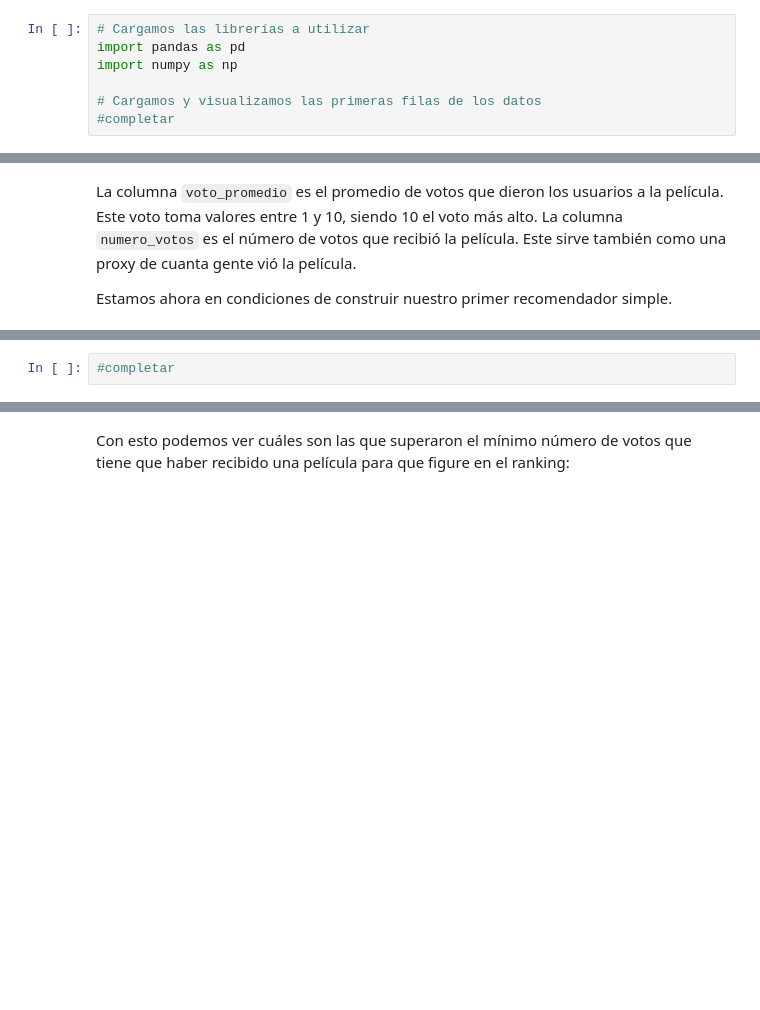
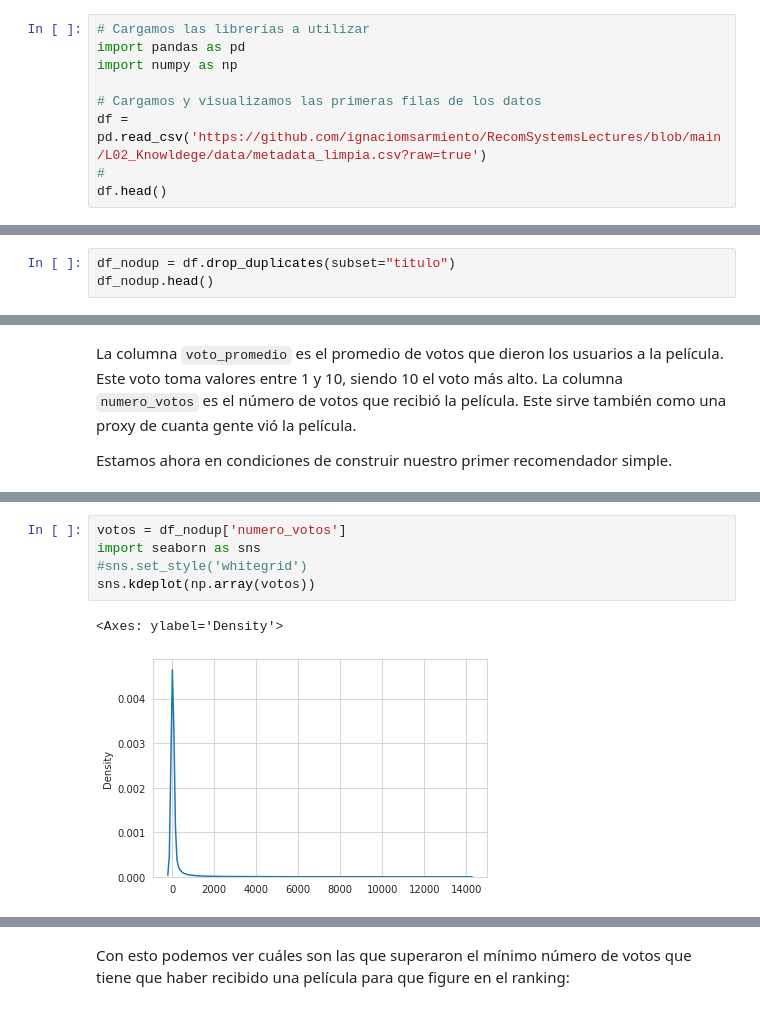
Before and after one commit to ignaciomsarmiento/RecomSystemsLectures, a Jupyter notebook: L02_Knowldege/L02_Knowldege.ipynb, the cells around one changed output, grey strips where cells are left out. Saved outputs shown, nothing was run; the diff lists cells and outputs as text; blank space fills up the shorter version.

```diff
--- a/L02_Knowldege/L02_Knowldege.ipynb
+++ b/L02_Knowldege/L02_Knowldege.ipynb
@@ -536,4 +747,6 @@ import pandas as pd
 import numpy as np
 
 # Cargamos y visualizamos las primeras filas de los datos
-#completar
+df = pd.read_csv('https://github.com/ignaciomsarmiento/RecomSystemsLectures/blob/main/L02_Knowldege/data/metadata_limpia.csv?raw=true')
+#
+df.head()
@@ -545,0 +764,3 @@ Para esta aplicación omitiremos el género y por lo tanto nos quedaremos con s
+# %%
+df_nodup = df.drop_duplicates(subset="titulo")
+df_nodup.head()
@@ -580,5 +808,11 @@ donde:
 Tenemos entonces todos los ingredientes para crear nuestro recomendador. Comencemos calculando el $Score$. Notemos que tiene como parámetro $m$. En nuestra aplicación lo fijaremos en el percentil 95 (los invito a que lo cambien y prueben cómo cambian las recomendaciones).
 
 Calculamos entonces el parámetro $m$:
-# %%
-#completar
+# %%
+votos = df_nodup['numero_votos']
+import seaborn as sns
+#sns.set_style('whitegrid')
+sns.kdeplot(np.array(votos))
+# %% [output]
+<Axes: ylabel='Density'>
+[figure, added]
```
Also changed, not shown: parts of 72 cells of this notebook.
